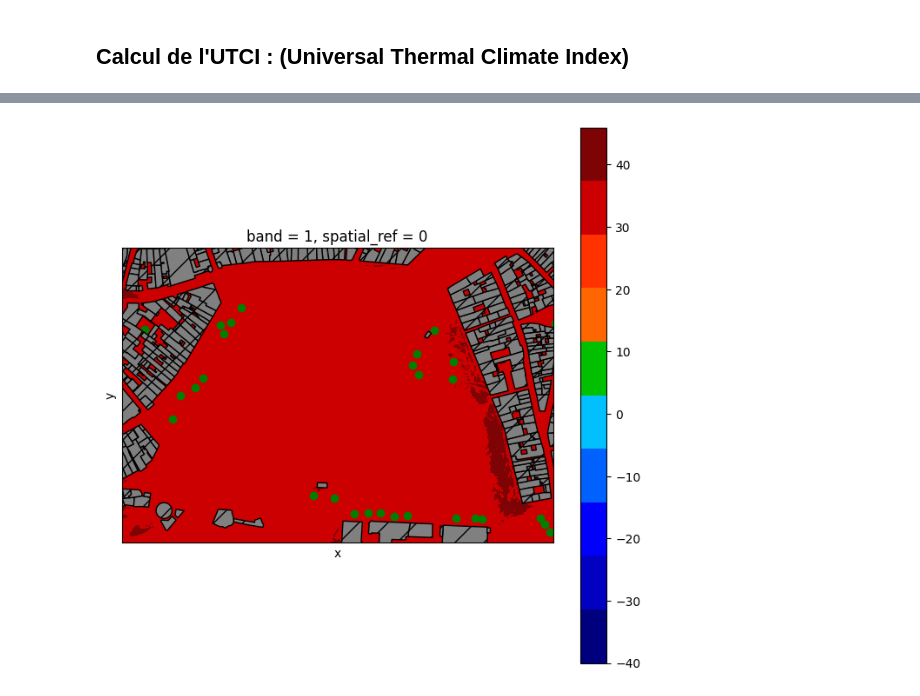
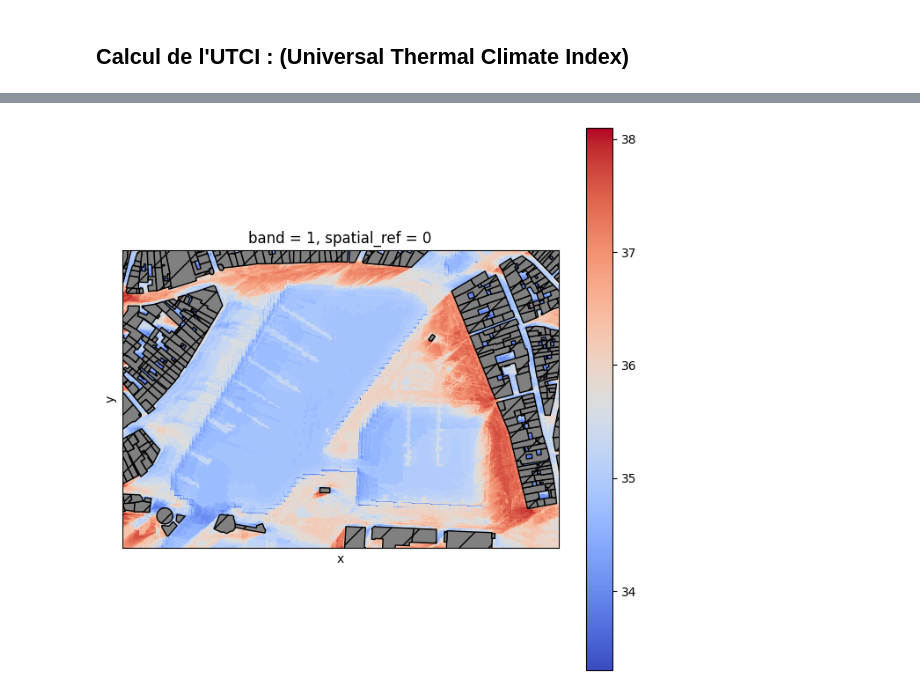
Before and after one commit to rupeelab17/pymdu, a Jupyter notebook: Demo_PyMDU_Atelier.ipynb, the cells around one changed output, grey strips where cells are left out. Drawn from its saved outputs; the diff is of its cells as text; code cells hidden in the pictures.

```diff
--- a/Demo_PyMDU_Atelier.ipynb
+++ b/Demo_PyMDU_Atelier.ipynb
@@ -82,7 +88,9 @@ Copiez‐collez le JSON ci-dessous dans la variable `geojson_dict`.
 
 Le script suivant extrait les coordonnées du polygone, détermine les longitudes et latitudes minimales et maximales, puis construit la liste `[minx, miny, maxx, maxy]`.
 # %%
-geojson_dict = {"type":"Feature","properties":{},"geometry":{"type":"Polygon","coordinates":[[[-1.155254,46.155467],[-1.155254,46.158503],[-1.148575,46.158503],[-1.148575,46.155467],[-1.155254,46.155467]]]}}
+geojson_dict = {"type": "Feature", "properties": {}, "geometry": {"type": "Polygon", "coordinates": [
+    [[-1.155254, 46.155467], [-1.155254, 46.158503], [-1.148575, 46.158503], [-1.148575, 46.155467],
+     [-1.155254, 46.155467]]]}}
 # Extraire les coordonnées du polygone
 coordinates = geojson_dict['geometry']['coordinates'][0]
 # Calculer les valeurs min et max
@@ -1014,21 +1050,21 @@ UTCI_dataset.data[0] = output
 # %%
 from matplotlib.colors import LinearSegmentedColormap, Normalize
 
 inputs_simulation_path = os.path.join(os.getcwd(), 'results_demo/inputs_simulation')
 
 #boundaries = [21, 21, 28, 35, 42, 46, 53]
 boundaries = [-40, -27, -13, 0, 9, 26, 32, 38, 46]
-colors = ['#00007f','#0301c1','#0000fb','#0061fe','#01c0fd','#00c000','#ff6601', '#ff3200', '#cc0001', '#7e0305']
+colors = ['#00007f', '#0301c1', '#0000fb', '#0061fe', '#01c0fd', '#00c000', '#ff6601', '#ff3200', '#cc0001', '#7e0305']
 cmap = LinearSegmentedColormap.from_list('custom_cmap', colors, N=10)
 norm = Normalize(vmin=min(boundaries), vmax=max(boundaries))
 
 fig, ax = plt.subplots(figsize=(8, 8))
 ax.set_xticks([])
 ax.set_yticks([])
 plt.title("UTCI (Universal Thermal Climate Index)")
-UTCI_dataset.plot(ax=ax, cmap=cmap, norm=norm, add_colorbar=True)
-lidar_trees_gdf.to_crs(2154).plot(ax=ax, color='g', alpha=1)
+UTCI_dataset.plot(ax=ax, cmap="coolwarm", norm=None, add_colorbar=True)
+# lidar_trees_gdf.to_crs(2154).plot(ax=ax, color='g', alpha=1)
 buildings_gdf.plot(ax=ax, color='grey', edgecolor='k', hatch='/')
 plt.show()
 # %% [output]
-[figure, old version]
+[figure, new version]
```
Also changed, not shown: parts of 24 cells of this notebook, 1 other file.
